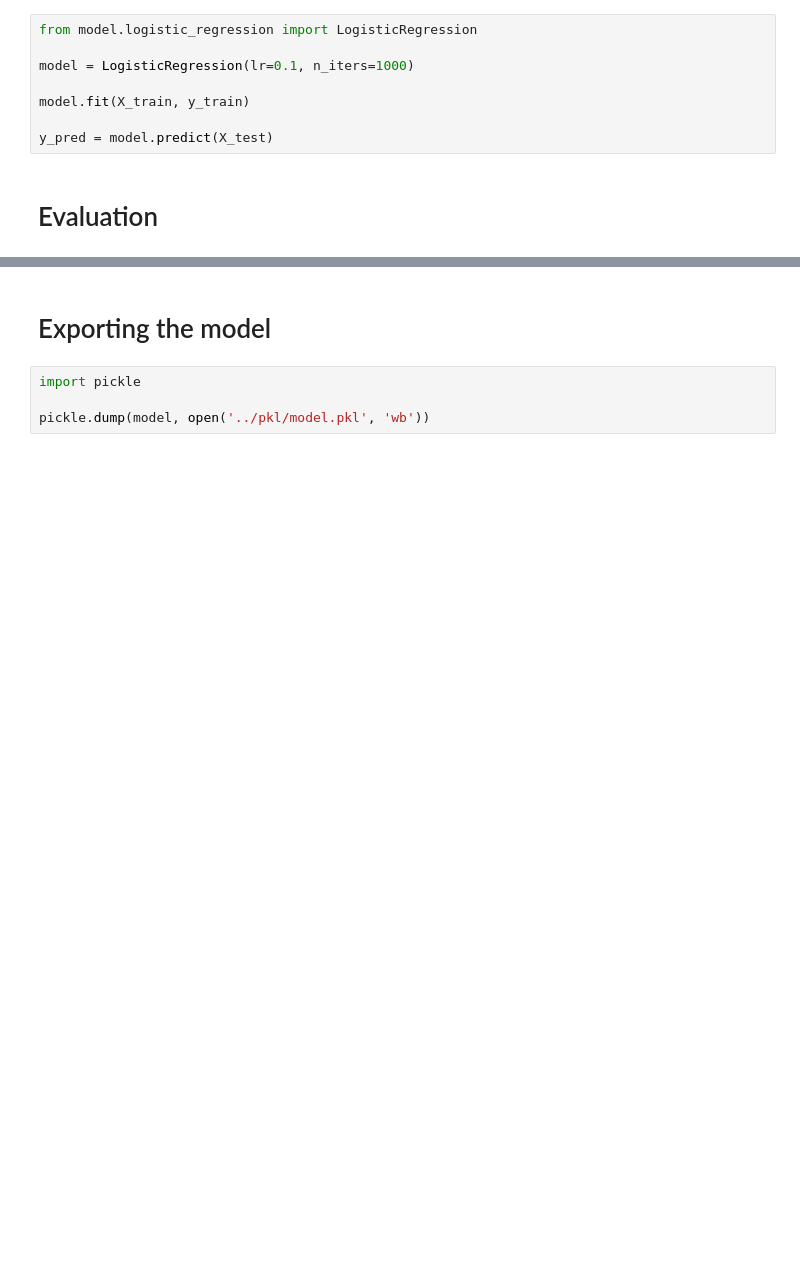
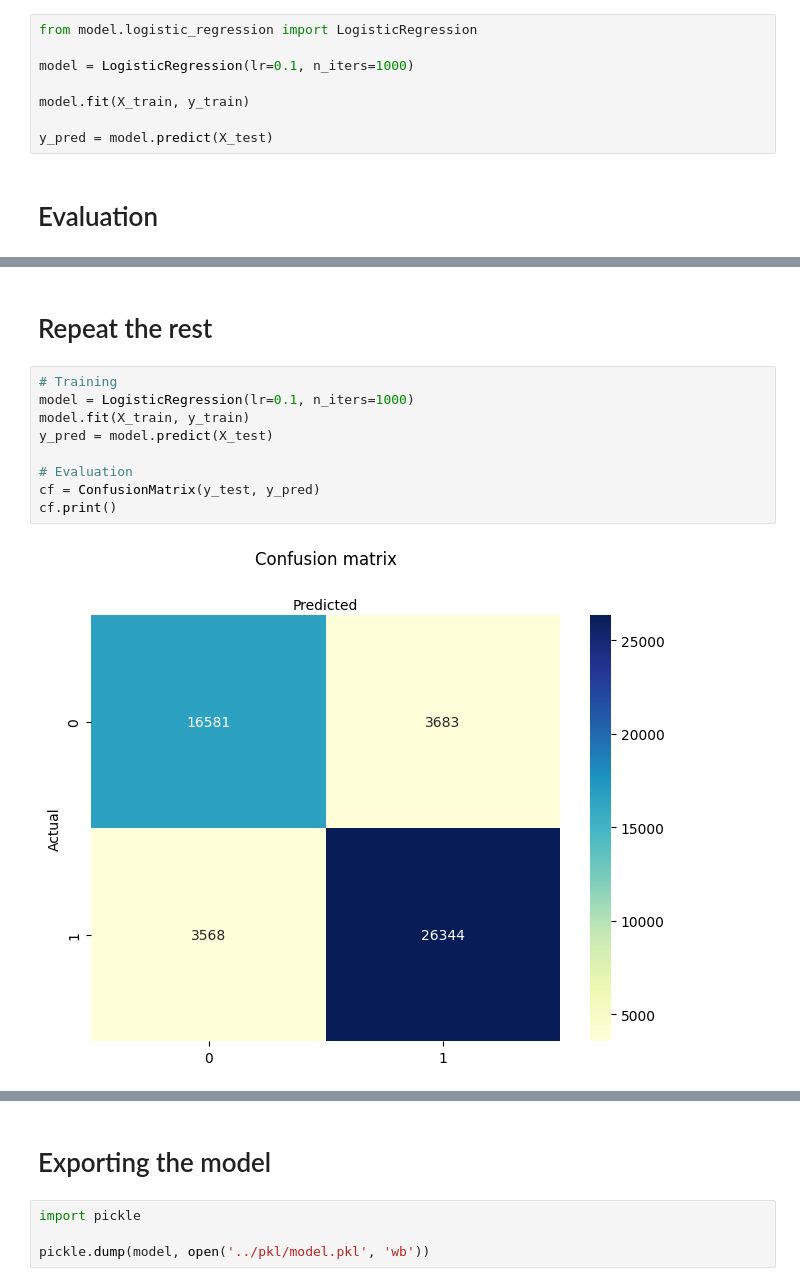
Before and after one commit to VladHolobyn/rain-in-australia-prediction, a Jupyter notebook: notebooks/model-training.ipynb, the cells around one changed output, grey strips where cells are left out. Saved outputs shown, nothing was run; the diff lists cells and outputs as text; blank space fills up the shorter version.

```diff
--- a/notebooks/model-training.ipynb
+++ b/notebooks/model-training.ipynb
@@ -67,0 +70,13 @@ Accuracy: 0.85745325519276
+# %% [markdown]
+# Repeat the rest
+# %%
+# Training
+model = LogisticRegression(lr=0.1, n_iters=1000)
+model.fit(X_train, y_train)
+y_pred = model.predict(X_test)
+
+# Evaluation
+cf = ConfusionMatrix(y_test, y_pred)
+cf.print()
+# %% [output]
+[figure, added]
```
Also changed, not shown: parts of 8 cells of this notebook, 1 other file.
